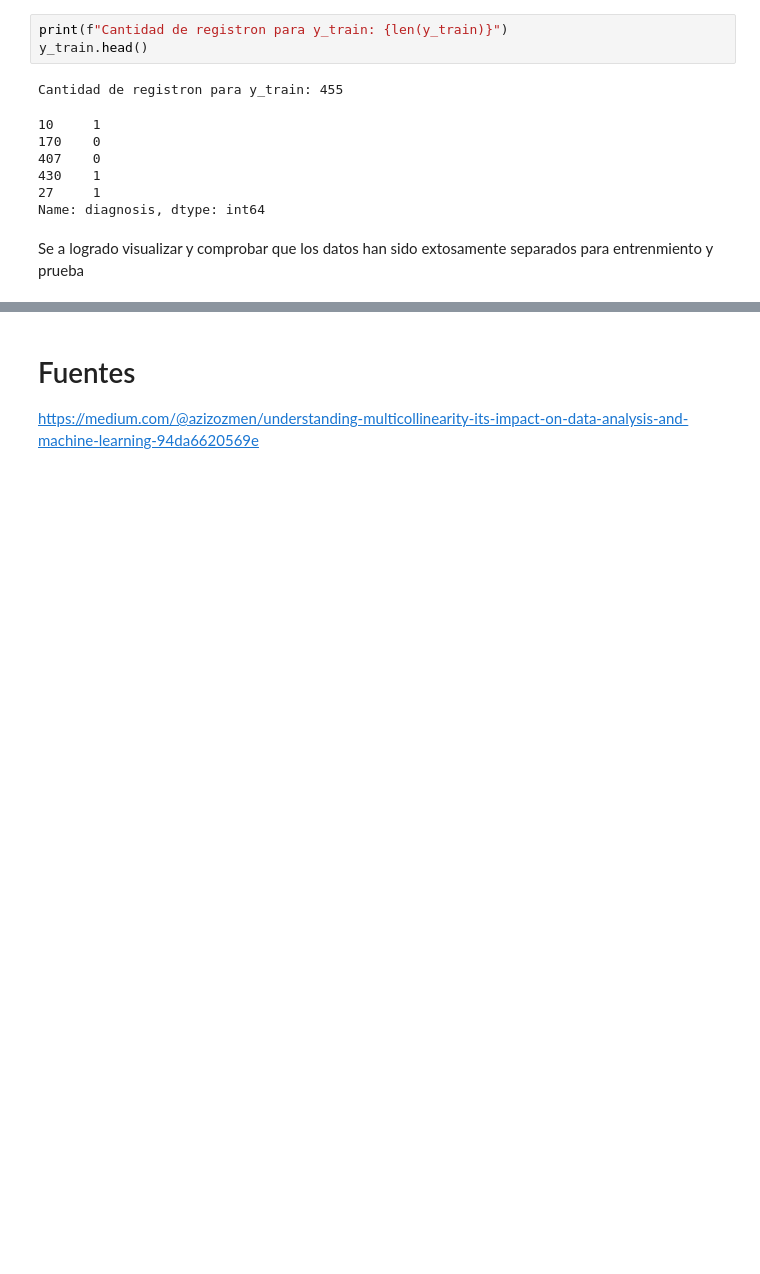
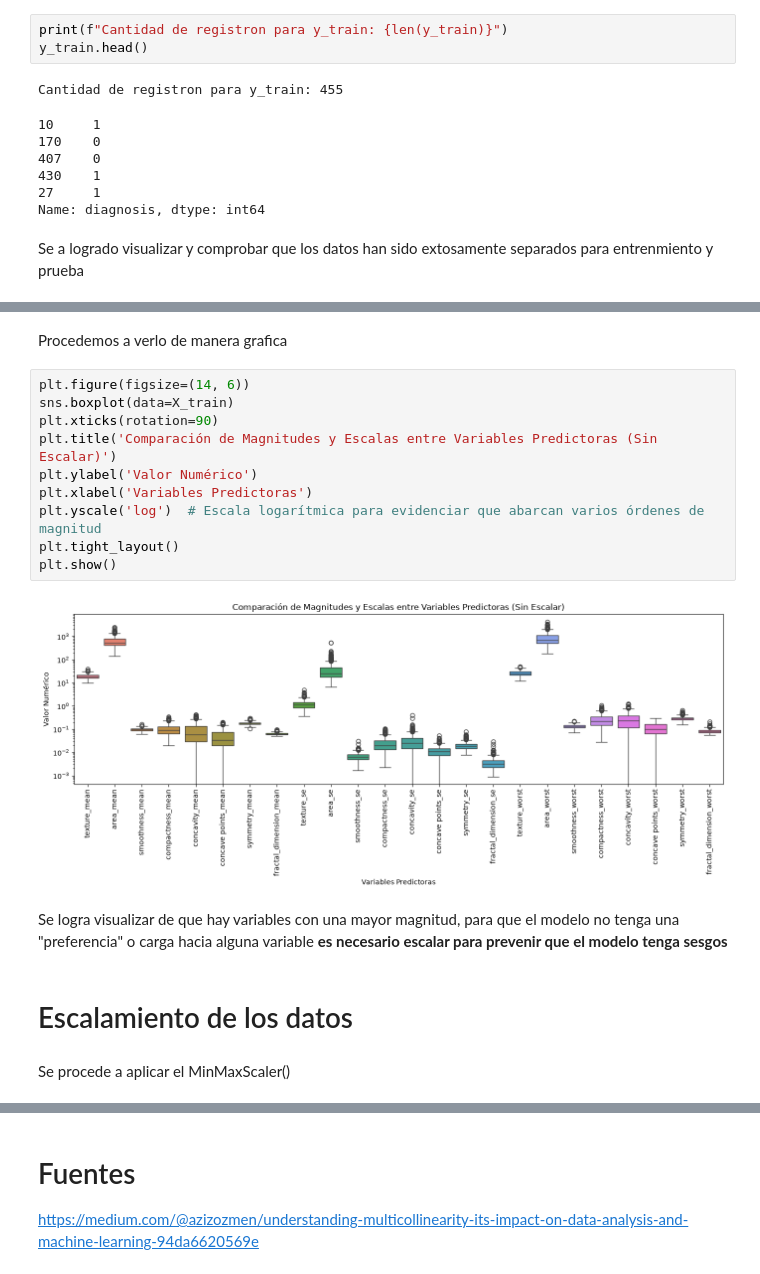
Before and after one commit to gabriel1-du/Modelos-de-Machine-Learning-supervisado-Clasificacion-y-regresion-, a Jupyter notebook: notebookDesarrollo.ipynb, the cells around one changed output, grey strips where cells are left out. Cells and saved outputs as stored; diff of their text form; blank space fills up the shorter version.

Commit message:
Se escala con min max scaler

```diff
--- a/notebookDesarrollo.ipynb
+++ b/notebookDesarrollo.ipynb
@@ -524,0 +583,20 @@ Se a logrado visualizar y comprobar que los datos han sido extosamente separados
+# %% [markdown]
+Procedemos a verlo de manera grafica
+# %%
+plt.figure(figsize=(14, 6))
+sns.boxplot(data=X_train)
+plt.xticks(rotation=90)
+plt.title('Comparación de Magnitudes y Escalas entre Variables Predictoras (Sin Escalar)')
+plt.ylabel('Valor Numérico')
+plt.xlabel('Variables Predictoras')
+plt.yscale('log')  # Escala logarítmica para evidenciar que abarcan varios órdenes de magnitud
+plt.tight_layout()
+plt.show()
+# %% [output]
+[figure, added]
+# %% [markdown]
+Se logra visualizar de que hay variables con una mayor magnitud, para que el modelo no tenga una "preferencia" o carga hacia alguna variable **es necesario escalar para prevenir que el modelo tenga sesgos**
+# %% [markdown]
+# Escalamiento de los datos
+# %% [markdown]
+Se procede a aplicar el MinMaxScaler()
```
Also changed, not shown: parts of 11 cells of this notebook.
